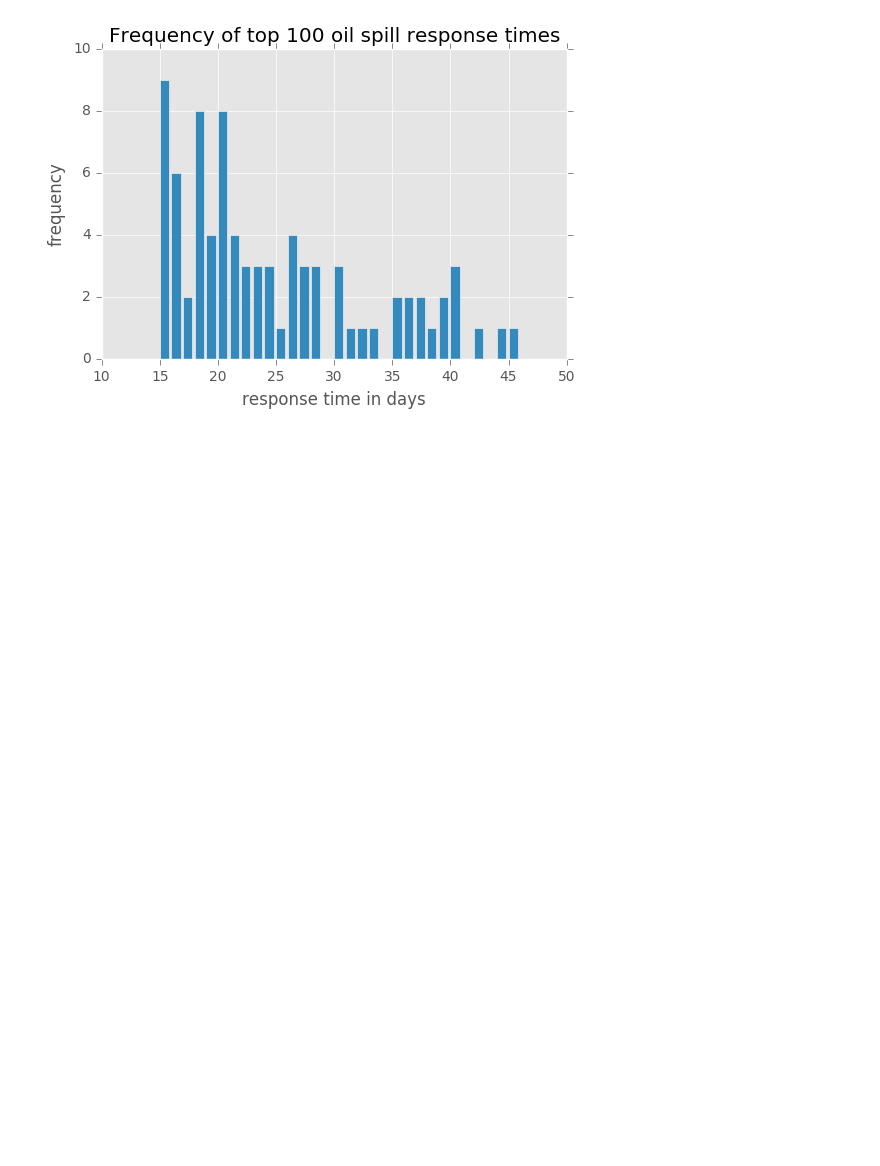
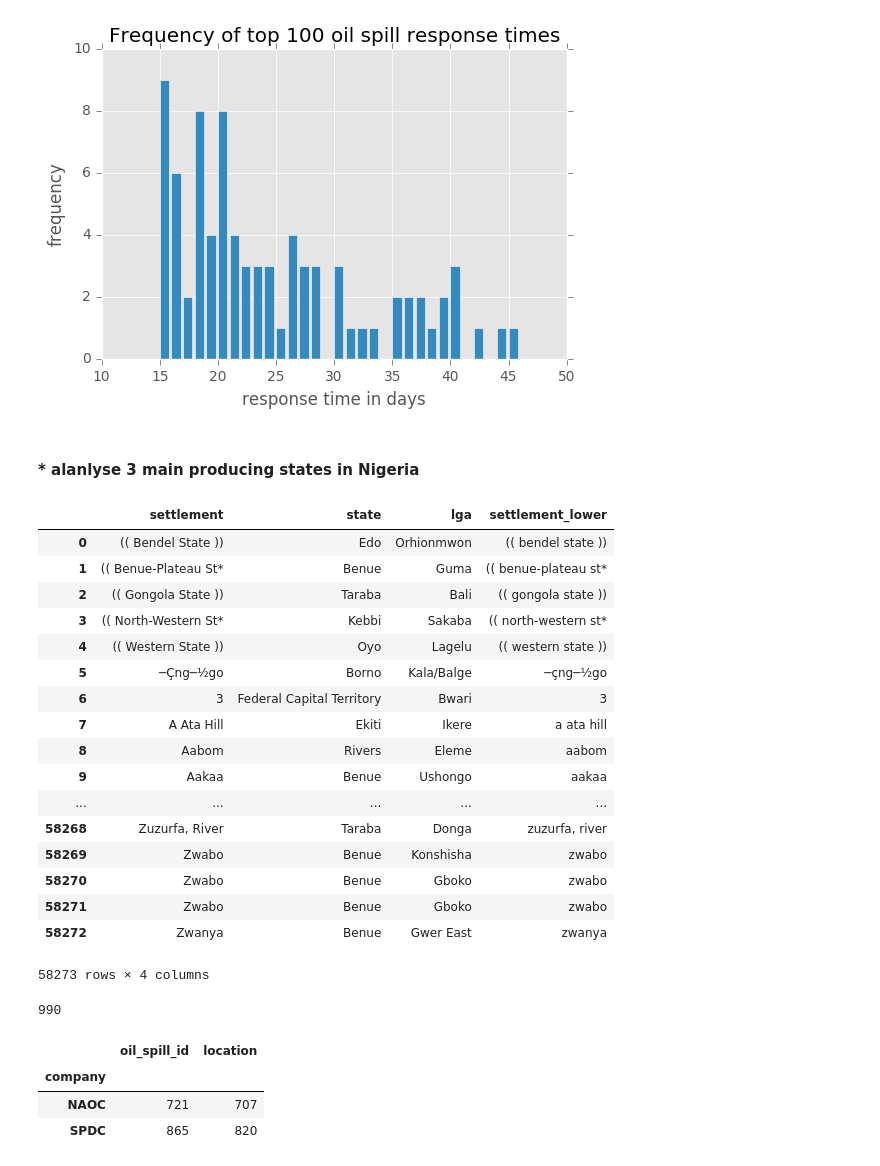
Before and after one commit to estambolieva/oil-spills, a Jupyter notebook: 2. Data Analysis.ipynb, the cells around one changed output. Cells and saved outputs as stored; diff of their text form; code cells hidden in the pictures; blank space fills up the shorter version.

```diff
--- a/2. Data Analysis.ipynb
+++ b/2. Data Analysis.ipynb
@@ -385,3 +386,7 @@ plt.title("Frequency of top 100 oil spill response times")
 plt.savefig('./images/Top_response_times.png')
 # %% [output]
 [figure]
+# %% [markdown]
+#### * alanlyse 3 main producing states in Nigeria
+# %%
+lgas = pd.read_csv("./data/Nigerian_settlements.csv")
@@ -387,0 +395,21 @@ plt.savefig('./images/Top_response_times.png')
+# %%
+lgas
+# %% [output]
+|  | settlement | state | lga | settlement_lower |
+| 0 | (( Bendel State )) | Edo | Orhionmwon | (( bendel state )) |
+| 1 | (( Benue-Plateau St* | Benue | Guma | (( benue-plateau st* |
+| 2 | (( Gongola State )) | Taraba | Bali | (( gongola state )) |
+| 3 | (( North-Western St* | Kebbi | Sakaba | (( north-western st* |
+| 4 | (( Western State )) | Oyo | Lagelu | (( western state )) |
+| 5 | ─Çng─½go | Borno | Kala/Balge | ─çng─½go |
+| 6 | 3 | Federal Capital Territory | Bwari | 3 |
+| 7 | A Ata Hill | Ekiti | Ikere | a ata hill |
+| 8 | Aabom | Rivers | Eleme | aabom |
+| 9 | Aakaa | Benue | Ushongo | aakaa |
+| ... | ... | ... | ... | ... |
+| 58268 | Zuzurfa, River | Taraba | Donga | zuzurfa, river |
+| 58269 | Zwabo | Benue | Konshisha | zwabo |
+| 58270 | Zwabo | Benue | Gboko | zwabo |
+| 58271 | Zwabo | Benue | Gboko | zwabo |
+| 58272 | Zwanya | Benue | Gwer East | zwanya |
+58273 rows × 4 columns
@@ -387,0 +437,11 @@ plt.savefig('./images/Top_response_times.png')
+# %%
+df.states.isnull().sum()
+# %% [output]
+990
+# %%
+df[["company", "oil_spill_id", "location"]].groupby(["company"]).count()
+# %% [output]
+|  | oil_spill_id | location |
+| company |  |  |
+| NAOC | 721 | 707 |
+| SPDC | 865 | 820 |
```
Also changed, not shown: parts of 5 cells of this notebook, 1 other file.
